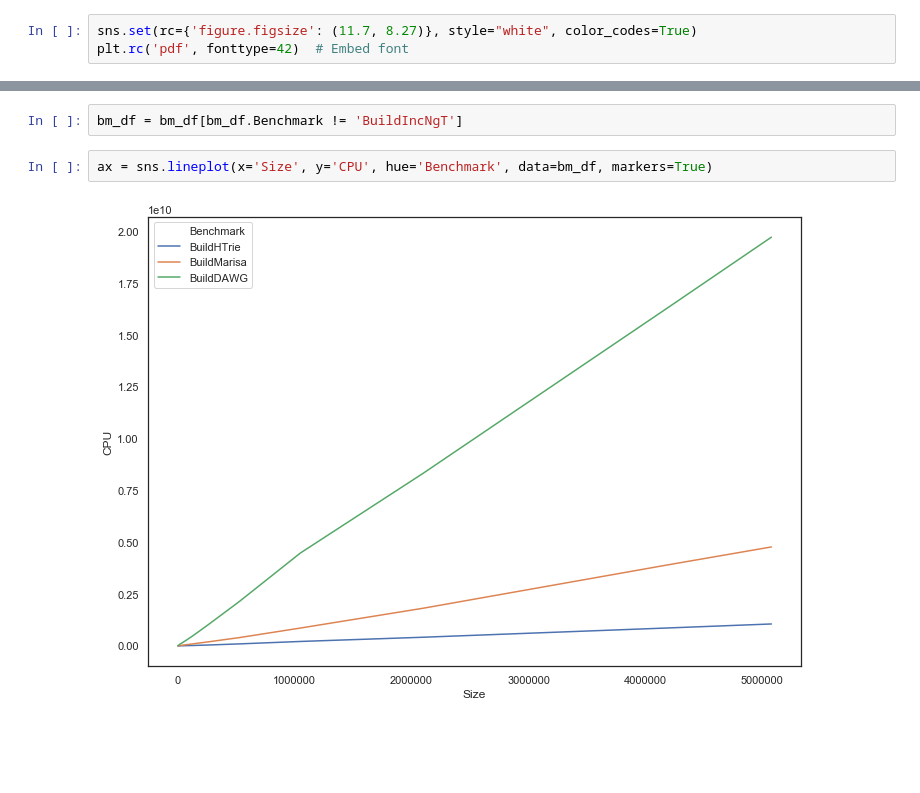
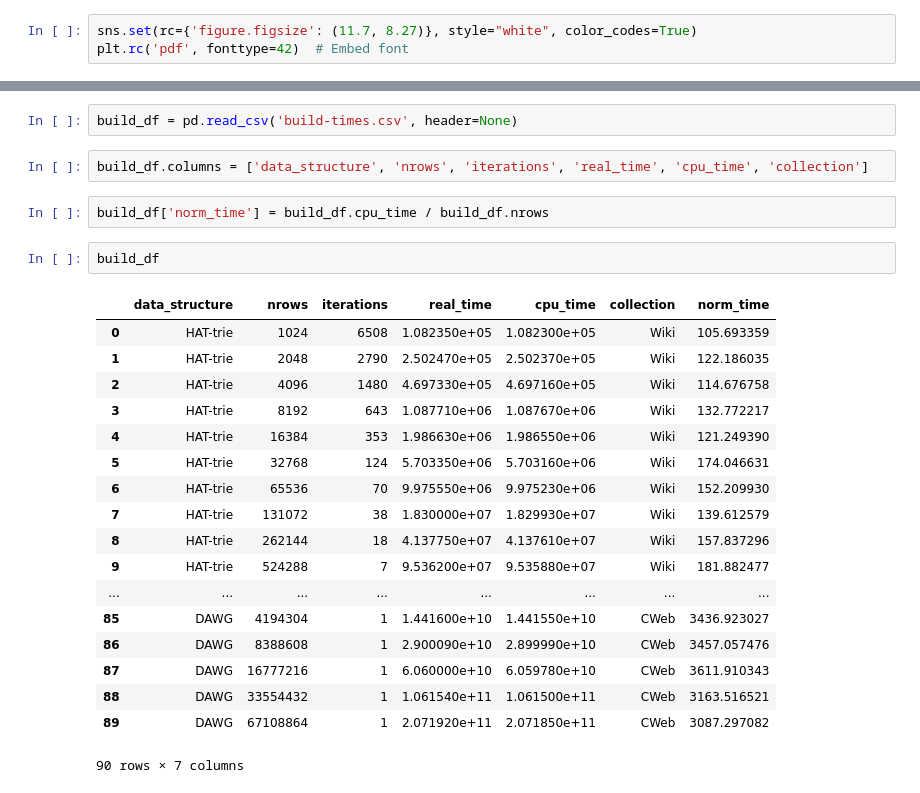
Before and after one commit to unnikrishnanta/qac-eval, a Jupyter notebook: Python/Notebooks/BuildTimes.ipynb, the cells around one changed output, grey strips where cells are left out. Drawn from its saved outputs; the diff is of its cells as text; blank space fills up the shorter version.

Commit message:
Build benchmarks

```diff
--- a/Python/Notebooks/BuildTimes.ipynb
+++ b/Python/Notebooks/BuildTimes.ipynb
@@ -22,6 +9,27 @@ bm_df.head()
-# %%
-bm_df = bm_df[bm_df.Benchmark != 'BuildIncNgT']
-# %%
-ax = sns.lineplot(x='Size', y='CPU', hue='Benchmark', data=bm_df, markers=True)
-# %% [output]
-[figure, removed]
+# %%
+build_df = pd.read_csv('build-times.csv', header=None)
+# %%
+build_df.columns = ['data_structure', 'nrows', 'iterations', 'real_time', 'cpu_time', 'collection']
+# %%
+build_df['norm_time'] = build_df.cpu_time / build_df.nrows
+# %%
+build_df
+# %% [output]
+|  | data_structure | nrows | iterations | real_time | cpu_time | collection | norm_time |
+| 0 | HAT-trie | 1024 | 6508 | 1.082350e+05 | 1.082300e+05 | Wiki | 105.693359 |
+| 1 | HAT-trie | 2048 | 2790 | 2.502470e+05 | 2.502370e+05 | Wiki | 122.186035 |
+| 2 | HAT-trie | 4096 | 1480 | 4.697330e+05 | 4.697160e+05 | Wiki | 114.676758 |
+| 3 | HAT-trie | 8192 | 643 | 1.087710e+06 | 1.087670e+06 | Wiki | 132.772217 |
+| 4 | HAT-trie | 16384 | 353 | 1.986630e+06 | 1.986550e+06 | Wiki | 121.249390 |
+| 5 | HAT-trie | 32768 | 124 | 5.703350e+06 | 5.703160e+06 | Wiki | 174.046631 |
+| 6 | HAT-trie | 65536 | 70 | 9.975550e+06 | 9.975230e+06 | Wiki | 152.209930 |
+| 7 | HAT-trie | 131072 | 38 | 1.830000e+07 | 1.829930e+07 | Wiki | 139.612579 |
+| 8 | HAT-trie | 262144 | 18 | 4.137750e+07 | 4.137610e+07 | Wiki | 157.837296 |
+| 9 | HAT-trie | 524288 | 7 | 9.536200e+07 | 9.535880e+07 | Wiki | 181.882477 |
+| ... | ... | ... | ... | ... | ... | ... | ... |
+| 85 | DAWG | 4194304 | 1 | 1.441600e+10 | 1.441550e+10 | CWeb | 3436.923027 |
+| 86 | DAWG | 8388608 | 1 | 2.900090e+10 | 2.899990e+10 | CWeb | 3457.057476 |
+| 87 | DAWG | 16777216 | 1 | 6.060000e+10 | 6.059780e+10 | CWeb | 3611.910343 |
+| 88 | DAWG | 33554432 | 1 | 1.061540e+11 | 1.061500e+11 | CWeb | 3163.516521 |
+| 89 | DAWG | 67108864 | 1 | 2.071920e+11 | 2.071850e+11 | CWeb | 3087.297082 |
+90 rows × 7 columns
```
Also changed, not shown: parts of 5 cells of this notebook, 8 other files.
